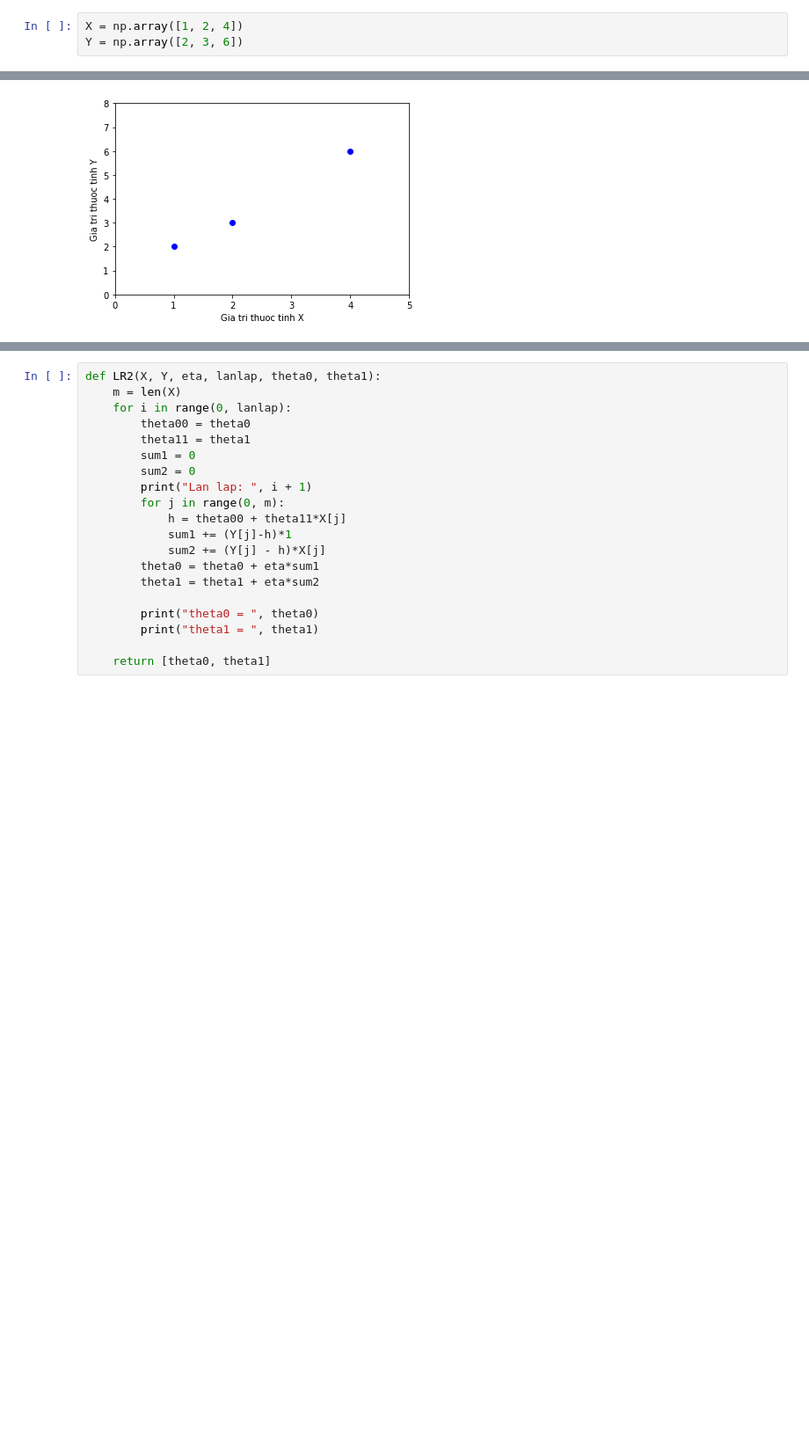
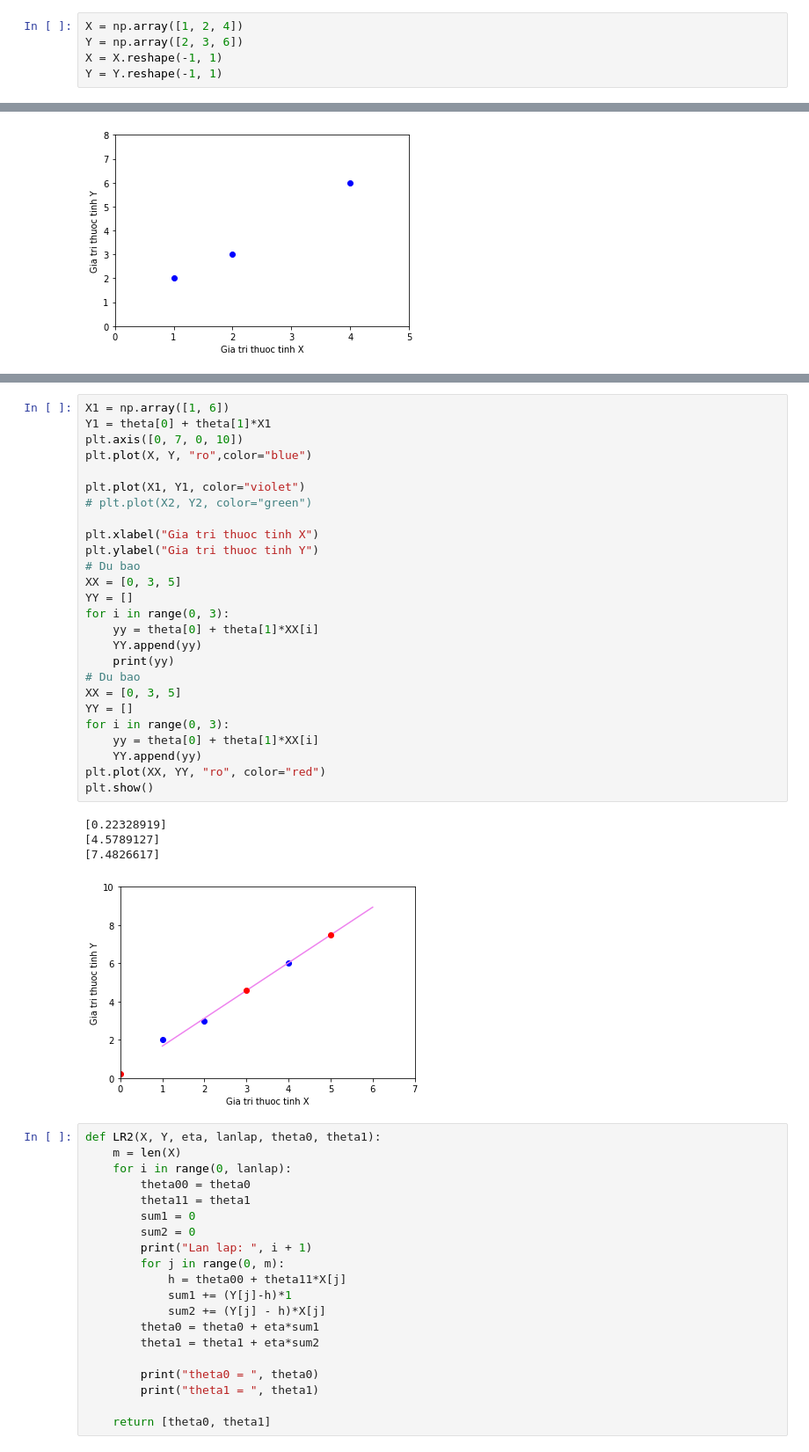
Before and after one commit to sangqle/Study, a Jupyter notebook: jupyter-notebook/S4/sangb1606927.ipynb, the cells around one changed output, grey strips where cells are left out. Shown at 88% size. Cells and saved outputs as stored; diff of their text form; blank space fills up the shorter version.

```diff
--- a/jupyter-notebook/S4/sangb1606927.ipynb
+++ b/jupyter-notebook/S4/sangb1606927.ipynb
@@ -47,6 +47,8 @@ Coefficients:
 # %%
 X = np.array([1, 2, 4])
 Y = np.array([2, 3, 6])
+X = X.reshape(-1, 1)
+Y = Y.reshape(-1, 1)
 # %%
 plt.axis([0, 5, 0, 8])
 plt.plot(X, Y, "ro", color="blue")
@@ -58,3 +74,34 @@ plt.show()
+# %%
+X1 = np.array([1, 6])
+Y1 = theta[0] + theta[1]*X1
+plt.axis([0, 7, 0, 10])
+plt.plot(X, Y, "ro",color="blue")
+
+plt.plot(X1, Y1, color="violet")
+# plt.plot(X2, Y2, color="green")
+
+plt.xlabel("Gia tri thuoc tinh X")
+plt.ylabel("Gia tri thuoc tinh Y")
+# Du bao
+XX = [0, 3, 5]
+YY = []
+for i in range(0, 3):
+    yy = theta[0] + theta[1]*XX[i]
+    YY.append(yy)
+    print(yy)
+# Du bao
+XX = [0, 3, 5]
+YY = []
+for i in range(0, 3):
+    yy = theta[0] + theta[1]*XX[i]
+    YY.append(yy)
+plt.plot(XX, YY, "ro", color="red")
+plt.show()
+# %% [output]
+[0.22328919]
+[4.5789127]
+[7.4826617]
+[figure, added]
 # %%
 def LR2(X, Y, eta, lanlap, theta0, theta1):
     m = len(X)
```
Also changed, not shown: parts of 4 cells of this notebook, 4 other files.
